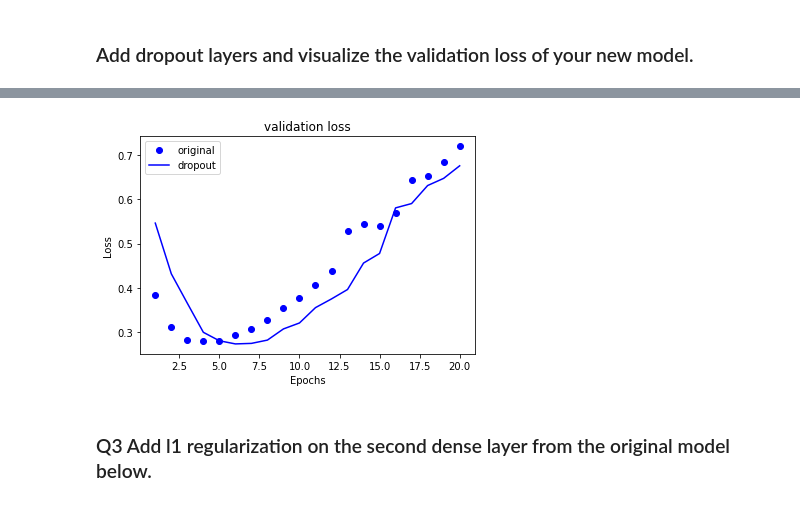
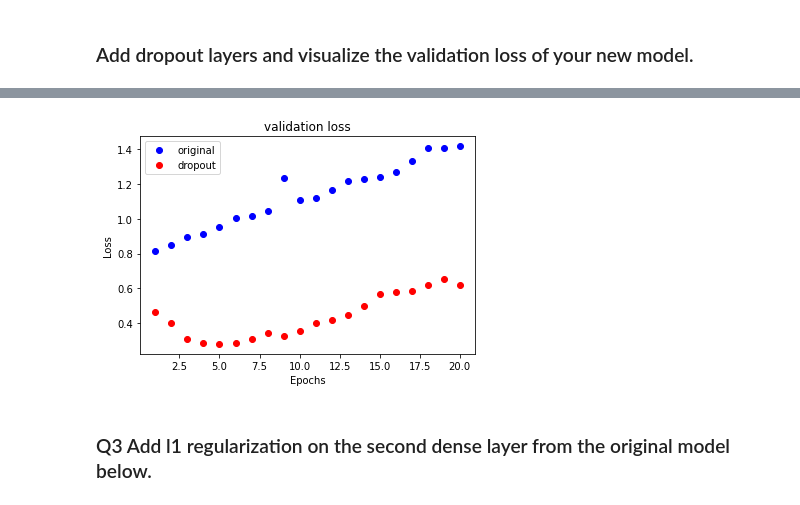
Before and after one commit to oneoclockc/deeplearning-for-AI, a Jupyter notebook: HW2.ipynb, the cells around one changed output, grey strips where cells are left out. Cells and saved outputs as stored; diff of their text form; code cells hidden in the pictures.

```diff
--- a/HW2.ipynb
+++ b/HW2.ipynb
@@ -99,7 +99,7 @@ partial_y_train = y_train[10000:]
 # %%
 #model2.compile()
 model2.compile(optimizer="rmsprop",
-              loss="binary_crossentropy",
+              loss="categorical_crossentropy",
               metrics=["accuracy"])
 
 #model2.fit()
@@ -150,17 +150,27 @@ plt.show()
 
 model2_dr = keras.Sequential([
     layers.Dense(16, activation="relu"),
-    layers.Dropout(0.3),
+    layers.Dropout(0.5),
     layers.Dense(16, activation="relu"),
-    layers.Dropout(0.3),
+    layers.Dropout(0.5),
     layers.Dense(2, activation="softmax")
 ])
 
 ## retrain and visualize the validation loss of new model
+# %%
+(train_data, train_labels), (test_data, test_labels) = imdb.load_data(
+    num_words=10000)
+y_train = to_one_hot(train_labels)
+y_test = to_one_hot(test_labels)
+
+x_val = x_train[:10000]
+partial_x_train = x_train[10000:]
+y_val = y_train[:10000]
+partial_y_train = y_train[10000:]
 # %%
 #model2.compile()
 model2_dr.compile(optimizer="rmsprop",
-              loss="binary_crossentropy",
+              loss="categorical_crossentropy",
               metrics=["accuracy"])
 
 #model2.fit()
@@ -190,20 +200,20 @@ Epoch 20/20
 # %%
 # visualize
 
 import matplotlib.pyplot as plt
 history_dr_dict = history_dr.history
 val_loss_values_dr = history_dr_dict["val_loss"]
 history2_dict = history2.history
 val_loss_values2 = history2_dict["val_loss"]
-epochs = range(1, len(loss_values) + 1)
+epochs = range(1, len(val_loss_values_dr) + 1)
 plt.plot(epochs, val_loss_values2, "bo", label="original")
-plt.plot(epochs, val_loss_values_dr, "b", label="dropout")
+plt.plot(epochs, val_loss_values_dr, "bo", label="dropout", color = "red")
 plt.title("validation loss")
 plt.xlabel("Epochs")
 plt.ylabel("Loss")
 plt.legend()
 plt.show()
 # %% [output]
-[figure, old version]
+[figure, new version]
 # %% [markdown]
 ### Q3 Add l1 regularization on the second dense layer from the original model below.
```
Also changed, not shown: parts of 9 cells of this notebook.
